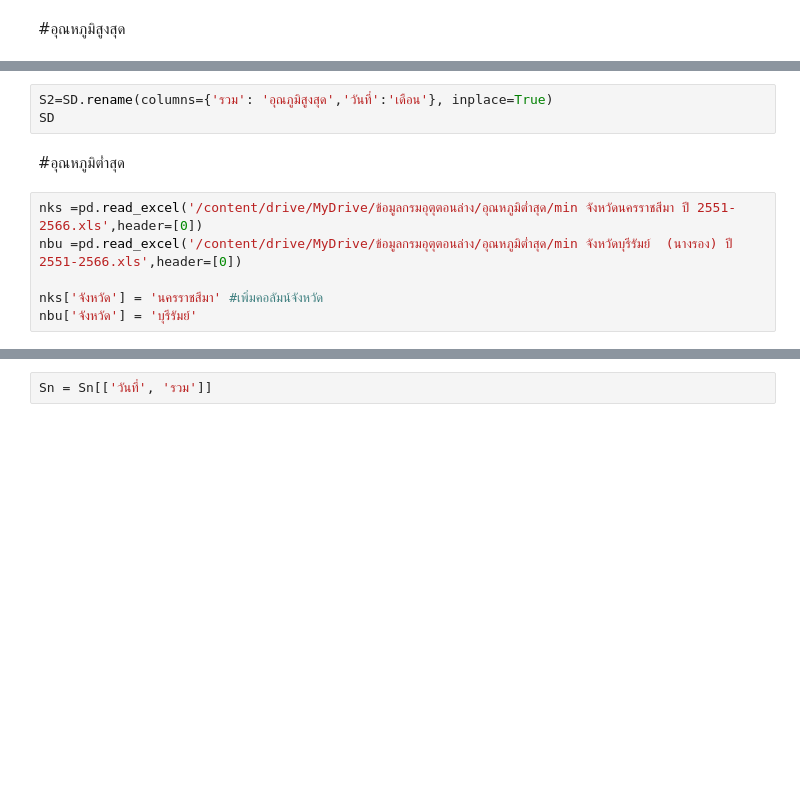
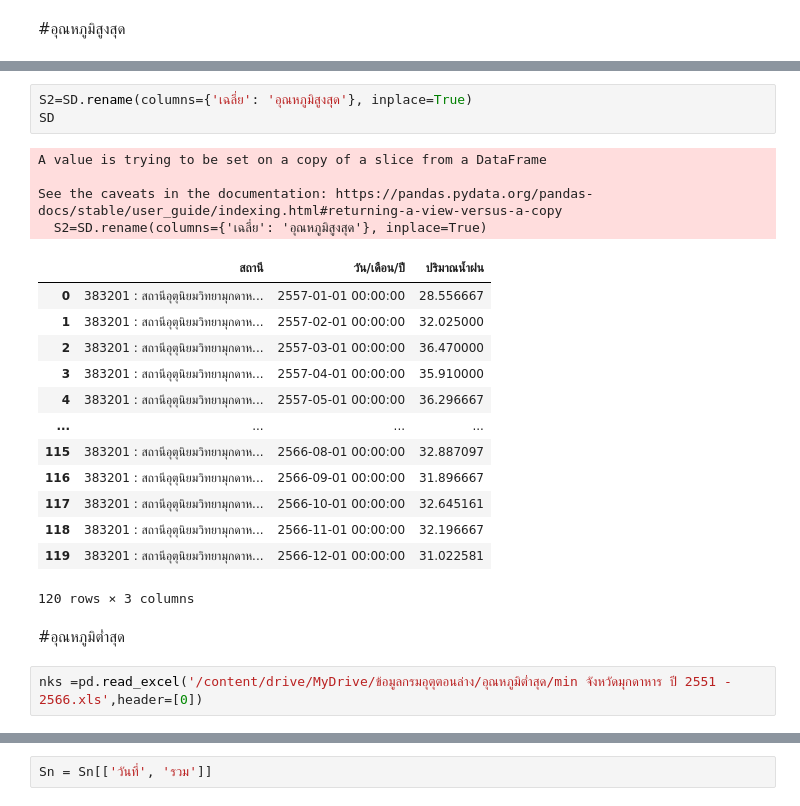
Before and after one commit to SasiwimonV/Basicprog_DataViz65, a Jupyter notebook: ตอนล่าง.ipynb, the cells around one changed output, grey strips where cells are left out. Saved outputs shown, nothing was run; the diff lists cells and outputs as text; blank space fills up the shorter version.

```diff
--- a/ตอนล่าง.ipynb
+++ b/ตอนล่าง.ipynb
@@ -153,13 +197,27 @@ SD = SD[['วันที่', 'รวม']]
 # %%
-S2=SD.rename(columns={'รวม': 'อุณภูมิสูงสุด','วันที่':'เดือน'}, inplace=True)
+S2=SD.rename(columns={'เฉลี่ย': 'อุณหภูมิสูงสุด'}, inplace=True)
 SD
+# %% [output]
+A value is trying to be set on a copy of a slice from a DataFrame
+
+See the caveats in the documentation: https://pandas.pydata.org/pandas-docs/stable/user_guide/indexing.html#returning-a-view-versus-a-copy
+  S2=SD.rename(columns={'เฉลี่ย': 'อุณหภูมิสูงสุด'}, inplace=True)
+|  | สถานี | วัน/เดือน/ปี | ปริมาณน้ำฝน |
+| 0 | 383201 : สถานีอุตุนิยมวิทยามุกดาห... | 2557-01-01 00:00:00 | 28.556667 |
+| 1 | 383201 : สถานีอุตุนิยมวิทยามุกดาห... | 2557-02-01 00:00:00 | 32.025000 |
+| 2 | 383201 : สถานีอุตุนิยมวิทยามุกดาห... | 2557-03-01 00:00:00 | 36.470000 |
+| 3 | 383201 : สถานีอุตุนิยมวิทยามุกดาห... | 2557-04-01 00:00:00 | 35.910000 |
+| 4 | 383201 : สถานีอุตุนิยมวิทยามุกดาห... | 2557-05-01 00:00:00 | 36.296667 |
+| ... | ... | ... | ... |
+| 115 | 383201 : สถานีอุตุนิยมวิทยามุกดาห... | 2566-08-01 00:00:00 | 32.887097 |
+| 116 | 383201 : สถานีอุตุนิยมวิทยามุกดาห... | 2566-09-01 00:00:00 | 31.896667 |
+| 117 | 383201 : สถานีอุตุนิยมวิทยามุกดาห... | 2566-10-01 00:00:00 | 32.645161 |
+| 118 | 383201 : สถานีอุตุนิยมวิทยามุกดาห... | 2566-11-01 00:00:00 | 32.196667 |
+| 119 | 383201 : สถานีอุตุนิยมวิทยามุกดาห... | 2566-12-01 00:00:00 | 31.022581 |
+120 rows × 3 columns
 # %% [markdown]
 #อุณหภูมิต่ำสุด
 # %%
-nks =pd.read_excel('/content/drive/MyDrive/ข้อมูลกรมอุตุตอนล่าง/อุณหภูมิต่ำสุด/min จังหวัดนครราชสีมา ปี 2551-2566.xls',header=[0])
-nbu =pd.read_excel('/content/drive/MyDrive/ข้อมูลกรมอุตุตอนล่าง/อุณหภูมิต่ำสุด/min จังหวัดบุรีรัมย์  (นางรอง) ปี 2551-2566.xls',header=[0])
-
-nks['จังหวัด'] = 'นครราชสีมา' #เพิ่มคอลัมน์จังหวัด
-nbu['จังหวัด'] = 'บุรีรัมย์'
+nks =pd.read_excel('/content/drive/MyDrive/ข้อมูลกรมอุตุตอนล่าง/อุณหภูมิต่ำสุด/min จังหวัดมุกดาหาร ปี 2551 - 2566.xls',header=[0])
 # %%
 nks.columns
```
Also changed, not shown: parts of 20 cells of this notebook.
